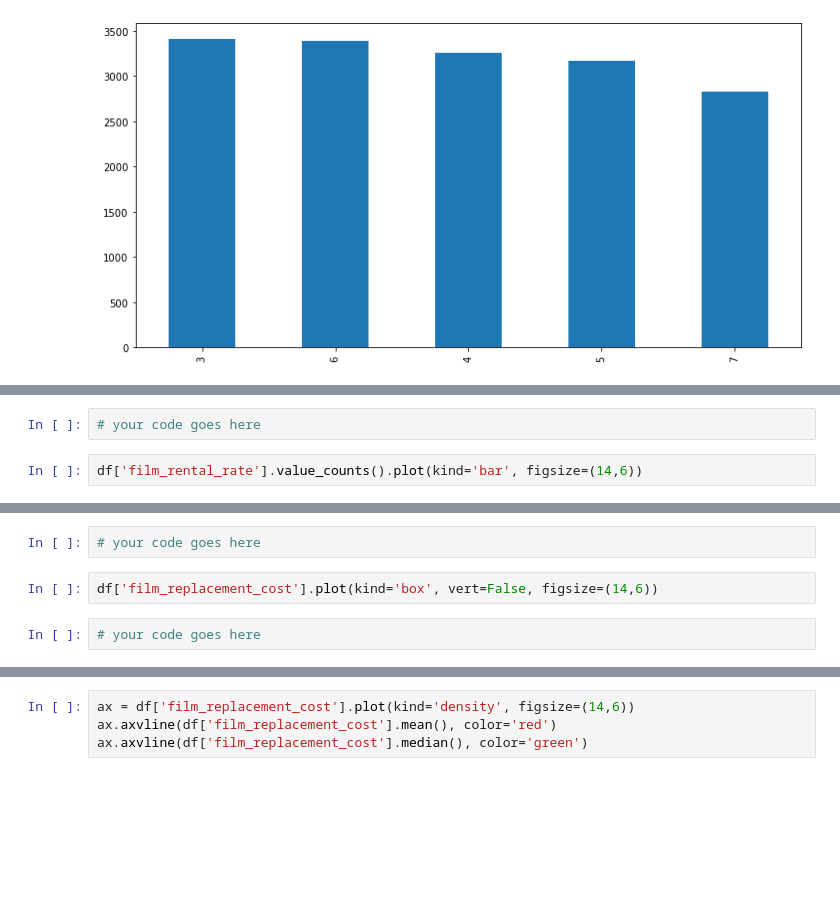
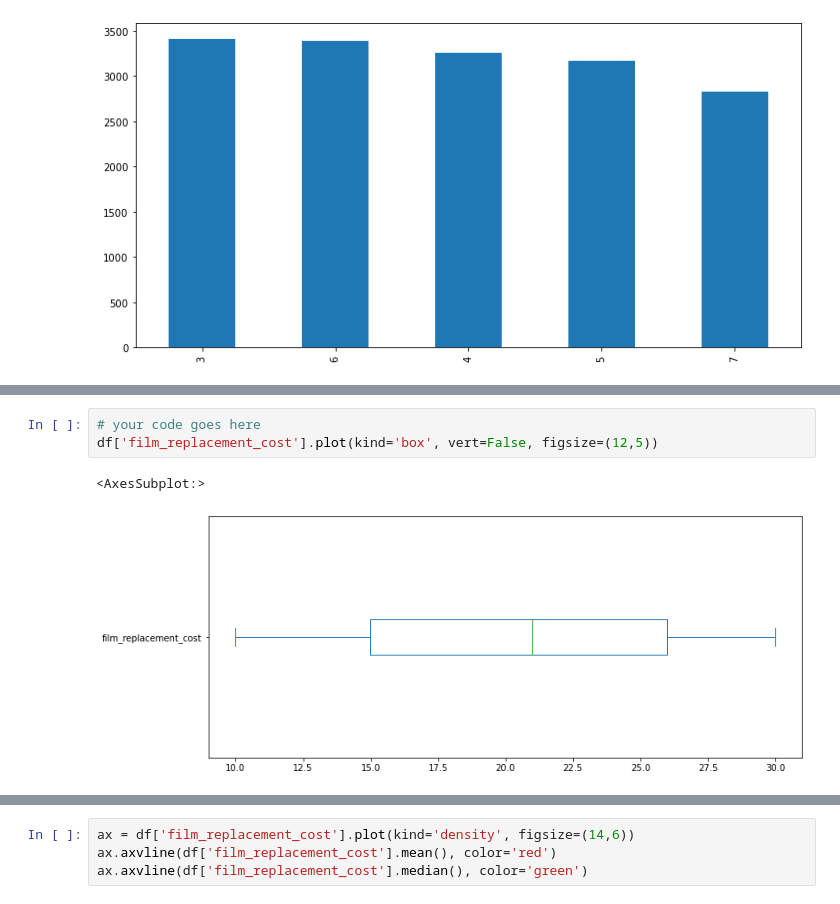
Before and after one commit to silanka007/data-analytics-FCC, a Jupyter notebook: Exercises_2.ipynb, the cells around one changed output, grey strips where cells are left out. Drawn from its saved outputs; the diff is of its cells as text; blank space fills up the shorter version.

```diff
--- a/Exercises_2.ipynb
+++ b/Exercises_2.ipynb
@@ -92,7 +99,3 @@ df['film_rental_rate'].value_counts().plot(kind='pie', figsize=(6,6))
-# %%
-# your code goes here
-# %%
-df['film_rental_rate'].value_counts().plot(kind='bar', figsize=(14,6))
 # %% [markdown]
 ![green-divider](https://user-images.githubusercontent.com/7065401/52071924-c003ad80-2562-11e9-8297-1c6595f8a7ff.png)
 
@@ -104,7 +107,7 @@ df['film_rental_rate'].value_counts().plot(kind='bar', figsize=(14,6))
 - Add a green line on the median <b>median</b>.
 # %%
 # your code goes here
+df['film_replacement_cost'].plot(kind='box', vert=False, figsize=(12,5))
+# %% [output]
+<AxesSubplot:>
+[figure, added]
-# %%
-df['film_replacement_cost'].plot(kind='box', vert=False, figsize=(14,6))
-# %%
-# your code goes here
```
Also changed, not shown: parts of 3 cells of this notebook.
